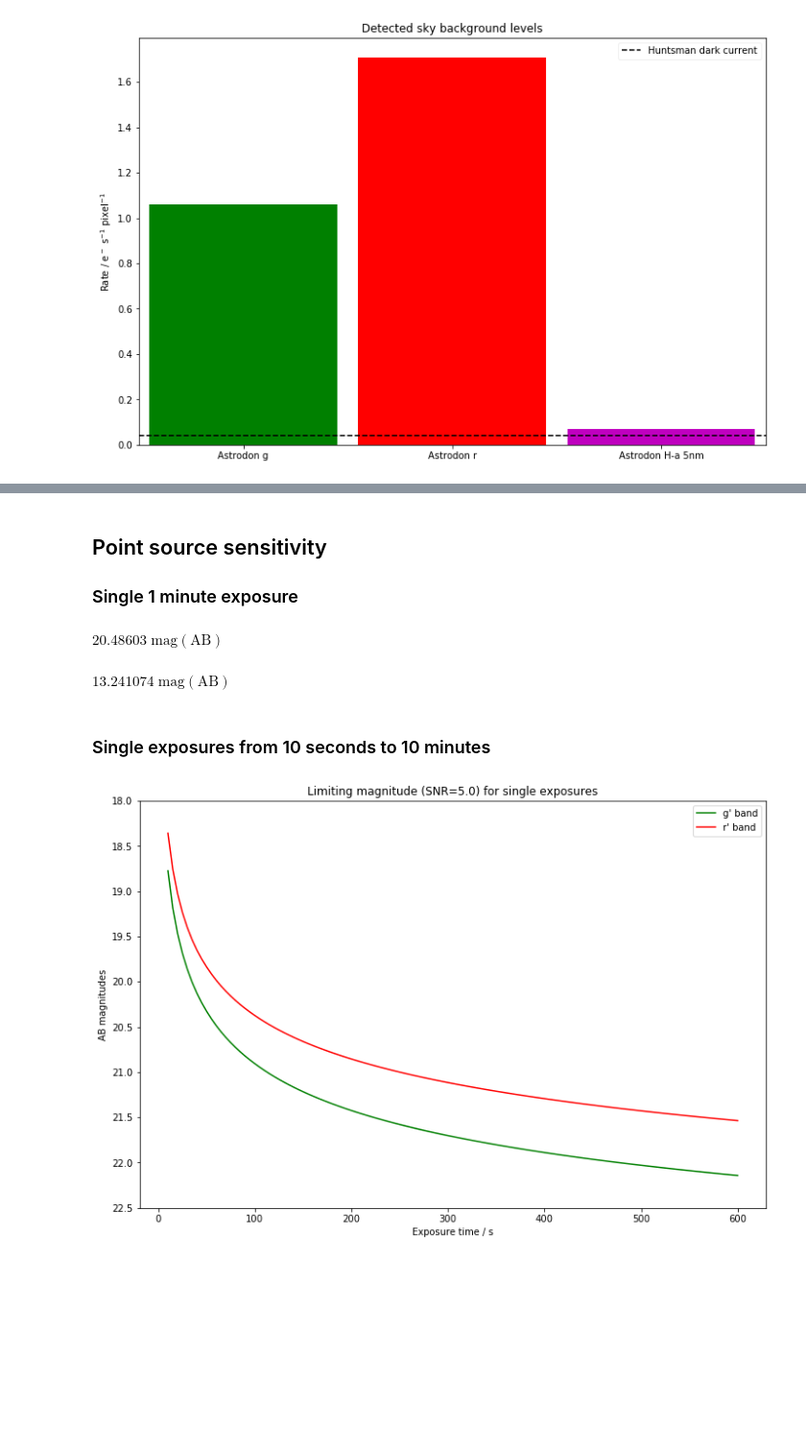
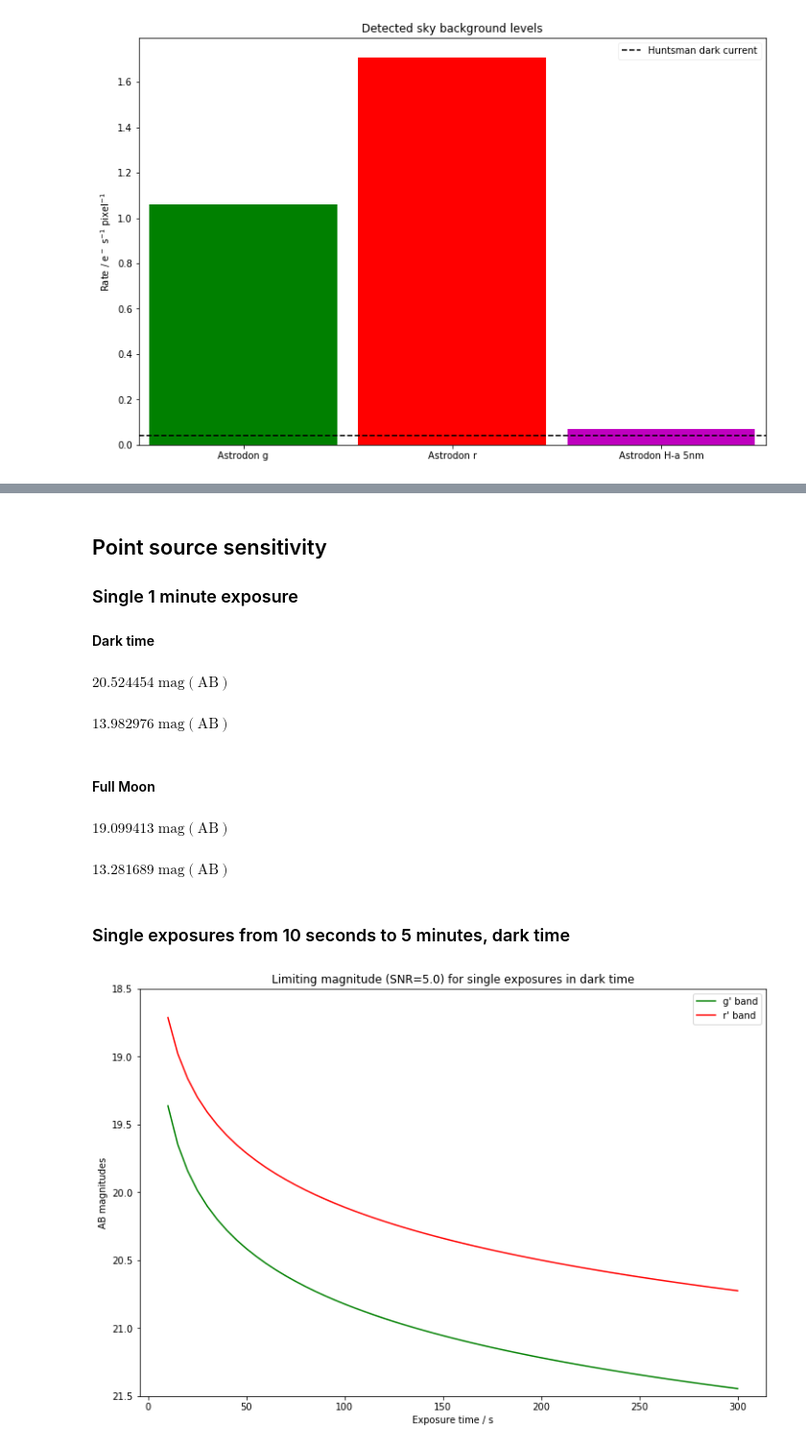
Before and after one commit to AstroHuntsman/gunagala, a Jupyter notebook: examples/Huntsman Telephoto Array.ipynb, the cells around one changed output, grey strips where cells are left out. Shown: that part at 96% size. Cells and saved outputs as stored; diff of their text form; code cells hidden in the pictures; blank space fills up the shorter version.

```diff
--- a/examples/Huntsman Telephoto Array.ipynb
+++ b/examples/Huntsman Telephoto Array.ipynb
@@ -35,6 +35,7 @@ Currently the file describes 2 variants of the Australian Space Eye concept and
 # %%
 imagers = imager.create_imagers()
-huntsman = imagers['canon_sbig']  # A 5 lens array
+huntsman = imagers['canon_sbig_dark']  # A 5 lens (per filter) array, dark of Moon
+huntsman_bright = imagers['canon_sbig_bright'] # The same but at full Moon
 waves_h = huntsman.wavelengths
 # %% [markdown]
 ## Inspect imager properties
@@ -184,31 +213,46 @@ plt.gcf().set_size_inches(12, 8)
 ## Point source sensitivity
 
 ### Single 1 minute exposure
+
+#### Dark time
 # %%
 huntsman.point_source_limit(total_exp_time=1*u.minute,
                             filter_name='g',
                             snr_target=5.0,
                             sub_exp_time=60*u.second)
 # %% [output]
-$20.48603 \; \mathrm{mag}$$\mathrm{\left( \mathrm{AB} \right)}$
+$20.524454 \; \mathrm{mag}$$\mathrm{\left( \mathrm{AB} \right)}$
 # %%
 huntsman.point_source_saturation_mag(sub_exp_time=60*u.second, filter_name='g')
 # %% [output]
-$13.241074 \; \mathrm{mag}$$\mathrm{\left( \mathrm{AB} \right)}$
+$13.982976 \; \mathrm{mag}$$\mathrm{\left( \mathrm{AB} \right)}$
+# %% [markdown]
+#### Full Moon
+# %%
+huntsman_bright.point_source_limit(total_exp_time=1*u.minute,
+                                   filter_name='g',
+                                   snr_target=5.0,
+                                   sub_exp_time=60*u.second)
+# %% [output]
+$19.099413 \; \mathrm{mag}$$\mathrm{\left( \mathrm{AB} \right)}$
+# %%
+huntsman_bright.point_source_saturation_mag(sub_exp_time=60*u.second, filter_name='g')
+# %% [output]
+$13.281689 \; \mathrm{mag}$$\mathrm{\left( \mathrm{AB} \right)}$
 # %% [markdown]
-### Single exposures from 10 seconds to 10 minutes
+### Single exposures from 10 seconds to 5 minutes, dark time
 # %%
-ts = np.arange(10,601,5) * u.second
+ts = np.arange(10,301,5) * u.second
 # %%
 plt.plot(ts.to(u.second), huntsman.point_source_limit(total_exp_time=ts, sub_exp_time=ts,
                                                       filter_name='g', snr_target=5.0), 'g-', label="g' band")
 plt.plot(ts.to(u.second), huntsman.point_source_limit(total_exp_time=ts, sub_exp_time=ts,
                                                       filter_name='r', snr_target=5.0), 'r-', label="r' band")
-plt.ylim(22.5, 18)
+plt.ylim(21.5, 18.5)
 plt.legend()
-plt.title("Limiting magnitude (SNR=5.0) for single exposures")
+plt.title("Limiting magnitude (SNR=5.0) for single exposures in dark time")
 plt.xlabel("Exposure time / s")
 plt.ylabel("AB magnitudes")
 plt.gcf().set_size_inches(12, 8)
 # %% [output]
-[figure, old version]
+[figure, new version]
```
Also changed, not shown: parts of 24 cells of this notebook, 1 other file.
